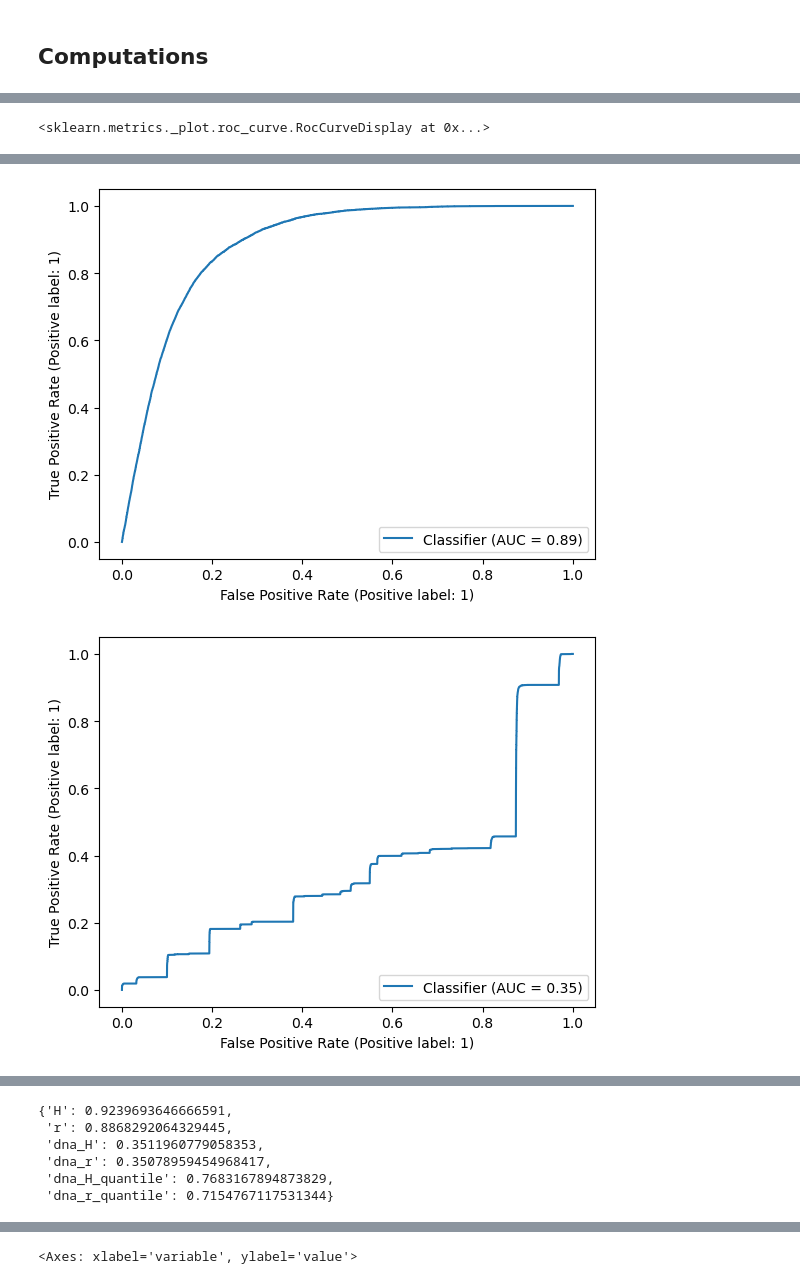
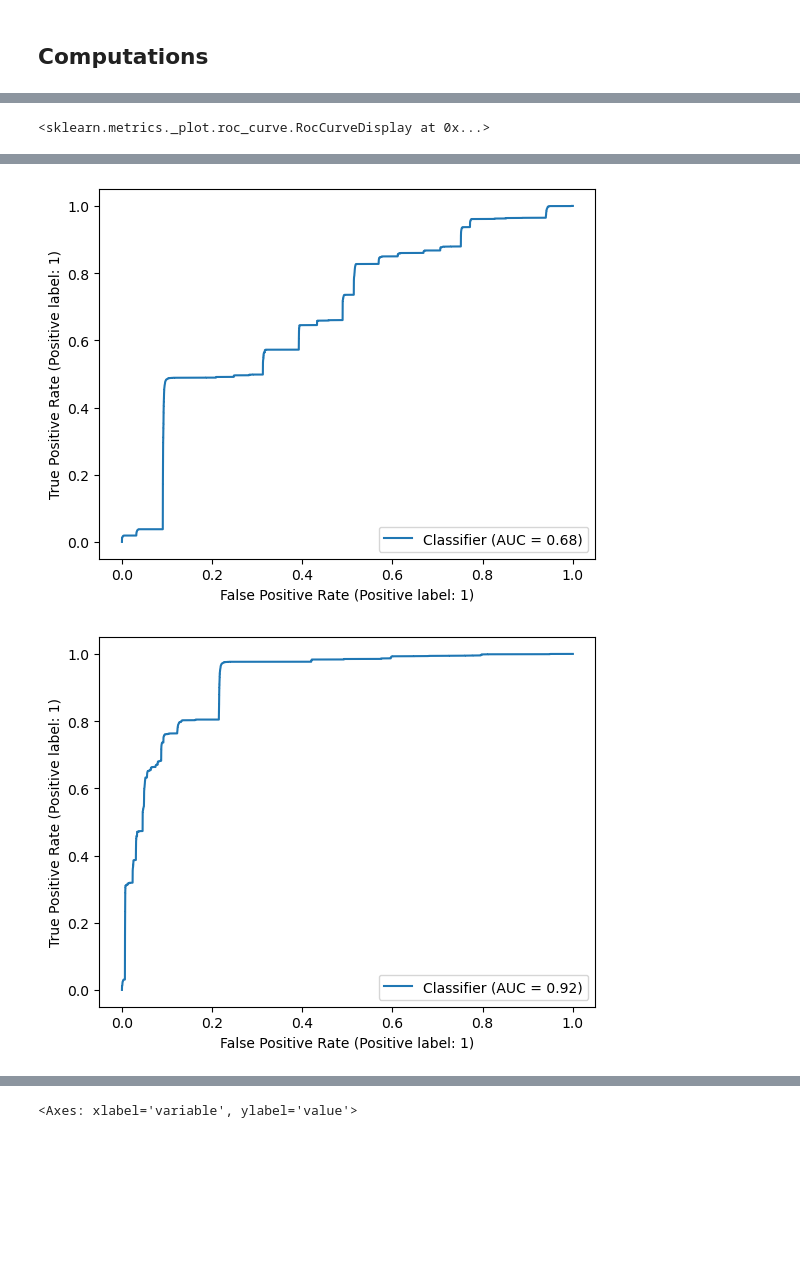
Before and after one commit to mikkoim/dnaimg-ood, a Jupyter notebook: notebooks/loo_fb2_process_all.ipynb, the cells around one changed output, grey strips where cells are left out. Drawn from its saved outputs; the diff is of its cells as text; code cells hidden in the pictures; blank space fills up the shorter version.

```diff
--- a/notebooks/loo_fb2_process_all.ipynb
+++ b/notebooks/loo_fb2_process_all.ipynb
@@ -94,11 +94,10 @@ def calculate_distance_matrix(df):
         for s2 in seqs:
             d = jaccard(s1["seq"], s2["seq"])
             D.loc[s1["id"], s2["id"]] = d
-    D = D.astype(np.float64)
+    D = 1-D.astype(np.float64)
     return D
 
 metabc_sample = align_dna("../data/raw/fb2dna.csv")
-D = calculate_distance_matrix(metabc_sample)
 metabc_sample
 # %% [output]
 |  | bold_record | seq | seq_align |
@@ -127,0 +121,15 @@ plt.matshow(D.values)
+# %%
+def process_distance_matrix(D0):
+    D = D0.copy()
+    D.index = [x.replace("<unknown description>", "").strip() for x in D.index]
+    D.columns = [x.replace("<unknown description>", "").strip() for x in D.columns]
+    return D[sorted(D.columns)].sort_index()
+
+D_jc69 = pd.read_csv("../scripts/jc69.csv")
+D_k80 = pd.read_csv("../scripts/k80.csv")
+
+D = {}
+D["jc69"] = process_distance_matrix(D_jc69)
+D["k80"] = process_distance_matrix(D_k80)
+D["jaccard"] = calculate_distance_matrix(metabc_sample)
+D["k80"]
@@ -203,29 +274,23 @@ sorted_dfs = calculate_all_dfs(label, df_pred, D)
 # %%
-y_pred = np.linspace(1,0, len(sorted_dfs["H"]))
+y_pred = sorted_dfs["y_pred"]
 from sklearn.metrics import RocCurveDisplay
 
+cnn_metric = "H"
+dna_distance = "k80"
 RocCurveDisplay.from_predictions(
-    sorted_dfs["H"].is_outlier,
+    sorted_dfs["by_cnn"][cnn_metric].is_outlier,
     y_pred
 )
 RocCurveDisplay.from_predictions(
-    sorted_dfs["r"].is_outlier,
+    sorted_dfs["by_dna"][dna_distance]["dna"][cnn_metric].is_outlier,
     y_pred
 )
 RocCurveDisplay.from_predictions(
-    sorted_dfs["dna_H"].is_outlier,
+    sorted_dfs["by_dna"][dna_distance]["dna_quantile"][cnn_metric].is_outlier,
     y_pred
 )
-RocCurveDisplay.from_predictions(
-    sorted_dfs["dna_r"].is_outlier,
-    y_pred
-)
-RocCurveDisplay.from_predictions(
-    sorted_dfs["dna_H_quantile"].is_outlier,
-    y_pred
-)
 # %% [output]
 <sklearn.metrics._plot.roc_curve.RocCurveDisplay at 0x...>
 [figure]
-[figure, old version]
+[figure, new version]
-[figure, old version]
+[figure, new version]
@@ -234,21 +296,0 @@ RocCurveDisplay.from_predictions(
-# %%
-from sklearn.metrics import roc_auc_score
-
-def calc_aucs(sorted_dfs):
-    y_pred = np.linspace(1,0, len(sorted_dfs["H"]))
-    aucs = {}
-    for key in sorted_dfs.keys():
-        auc = roc_auc_score(
-            sorted_dfs[key].is_outlier,
-            y_pred
-        )
-        aucs[key] = auc
-    return aucs
-calc_aucs(sorted_dfs)
-# %% [output]
-{'H': 0.9239693646666591,
- 'r': 0.8868292064329445,
- 'dna_H': 0.3511960779058353,
- 'dna_r': 0.35078959454968417,
- 'dna_H_quantile': 0.7683167894873829,
- 'dna_r_quantile': 0.7154767117531344}
```
Also changed, not shown: parts of 22 cells of this notebook, 2 other files.
